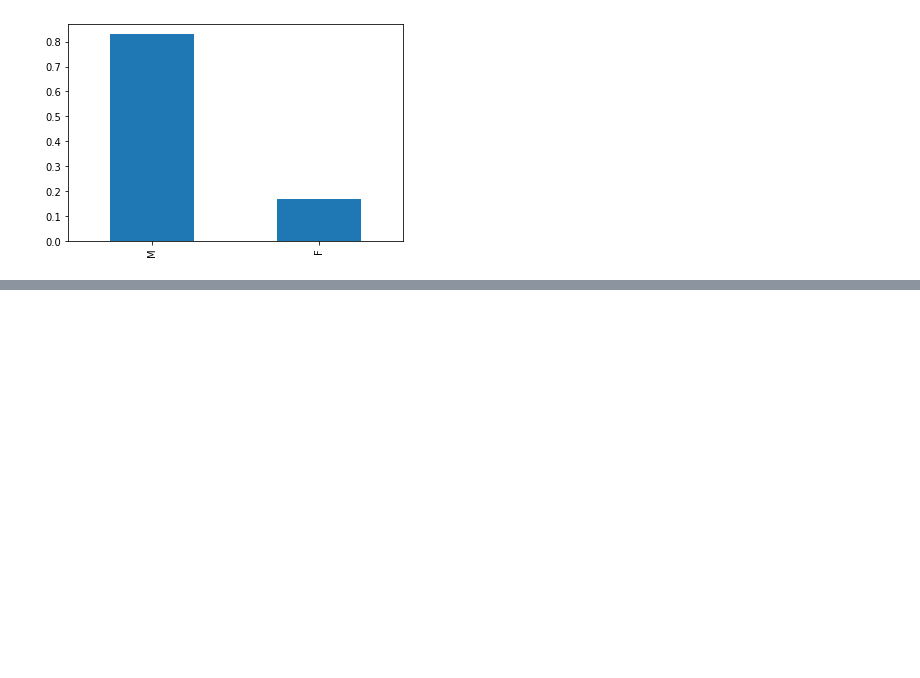
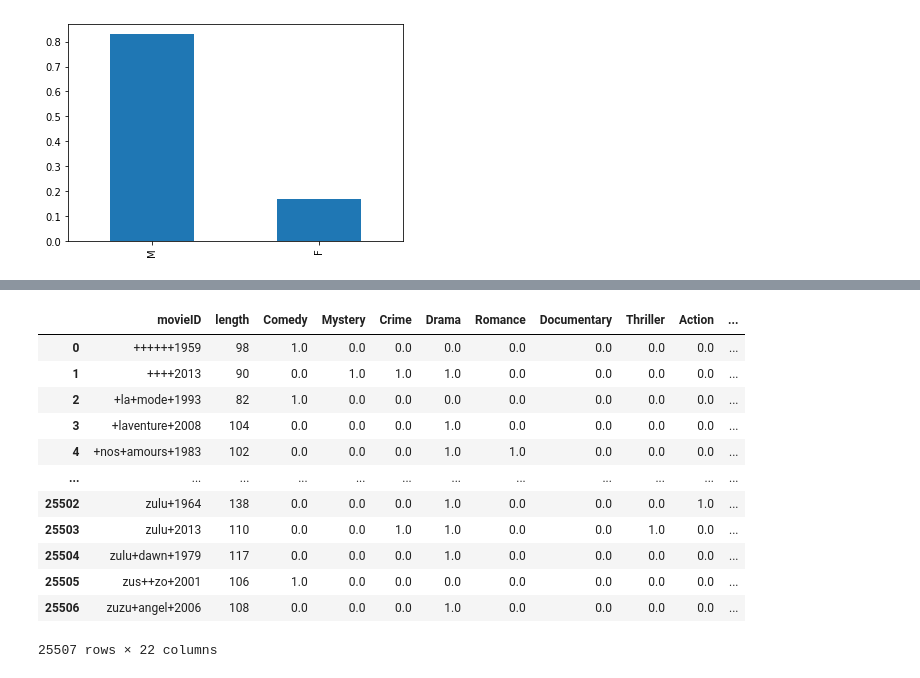
Before and after one commit to WeienLi/Full-Scale-Movie-Recommendation-System, a Jupyter notebook: Model Code and Tuning/Data_Analysis.ipynb, the cells around one changed output, grey strips where cells are left out. Cells and saved outputs as stored; diff of their text form; code cells hidden in the pictures; blank space fills up the shorter version.

```diff
--- a/Model Code and Tuning/Data_Analysis.ipynb
+++ b/Model Code and Tuning/Data_Analysis.ipynb
@@ -69,0 +186,16 @@ users['gender'].value_counts(normalize=True).plot(kind='bar')
+# %%
+movies
+# %% [output]
+|  | movieID | length | Comedy | Mystery | Crime | Drama | Romance | Documentary | Thriller | Action | ... |
+| 0 | ++++++1959 | 98 | 1.0 | 0.0 | 0.0 | 0.0 | 0.0 | 0.0 | 0.0 | 0.0 | ... |
+| 1 | ++++2013 | 90 | 0.0 | 1.0 | 1.0 | 1.0 | 0.0 | 0.0 | 0.0 | 0.0 | ... |
+| 2 | +la+mode+1993 | 82 | 1.0 | 0.0 | 0.0 | 0.0 | 0.0 | 0.0 | 0.0 | 0.0 | ... |
+| 3 | +laventure+2008 | 104 | 0.0 | 0.0 | 0.0 | 1.0 | 0.0 | 0.0 | 0.0 | 0.0 | ... |
+| 4 | +nos+amours+1983 | 102 | 0.0 | 0.0 | 0.0 | 1.0 | 1.0 | 0.0 | 0.0 | 0.0 | ... |
+| ... | ... | ... | ... | ... | ... | ... | ... | ... | ... | ... | ... |
+| 25502 | zulu+1964 | 138 | 0.0 | 0.0 | 0.0 | 1.0 | 0.0 | 0.0 | 0.0 | 1.0 | ... |
+| 25503 | zulu+2013 | 110 | 0.0 | 0.0 | 1.0 | 1.0 | 0.0 | 0.0 | 1.0 | 0.0 | ... |
+| 25504 | zulu+dawn+1979 | 117 | 0.0 | 0.0 | 0.0 | 1.0 | 0.0 | 0.0 | 0.0 | 0.0 | ... |
+| 25505 | zus++zo+2001 | 106 | 1.0 | 0.0 | 0.0 | 0.0 | 0.0 | 0.0 | 0.0 | 0.0 | ... |
+| 25506 | zuzu+angel+2006 | 108 | 0.0 | 0.0 | 0.0 | 1.0 | 0.0 | 0.0 | 0.0 | 0.0 | ... |
+25507 rows × 22 columns
```
Also changed, not shown: parts of 16 cells of this notebook.
